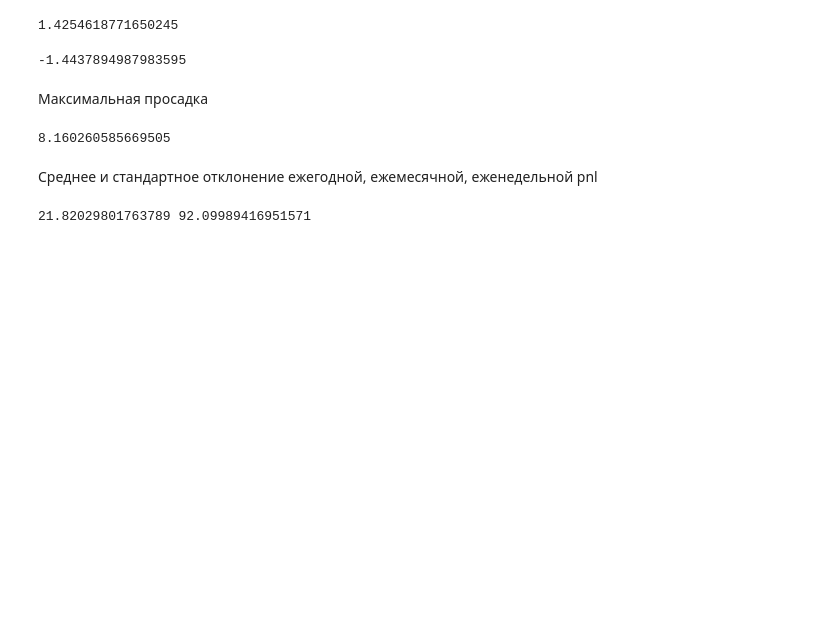
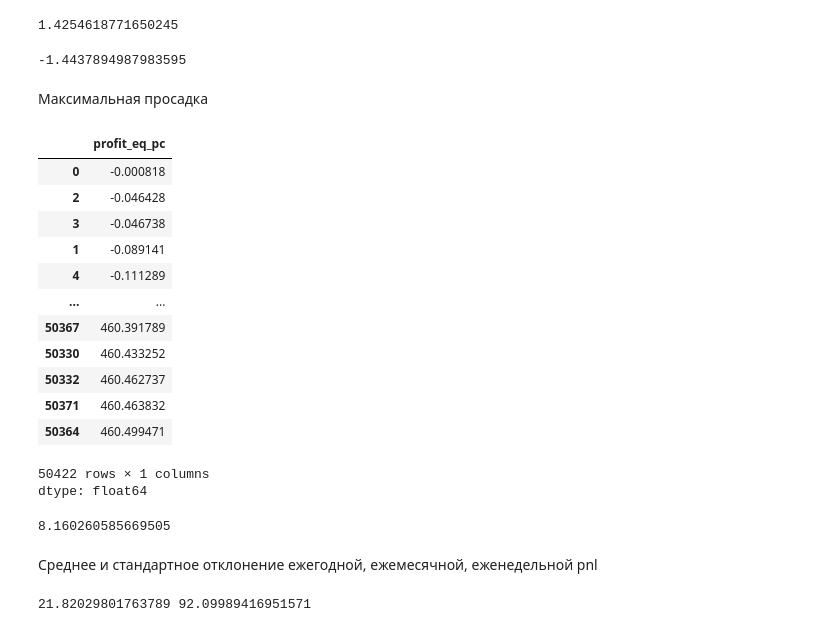
Before and after one commit to sookolls/Python, a Jupyter notebook: 2026_Sokol_Olga_TtansactionStatistics_1.ipynb, the cells around one changed output. Drawn from its saved outputs; the diff is of its cells as text; code cells hidden in the pictures; blank space fills up the shorter version.

```diff
--- a/2026_Sokol_Olga_TtansactionStatistics_1.ipynb
+++ b/2026_Sokol_Olga_TtansactionStatistics_1.ipynb
@@ -146,6 +146,22 @@ df['profit_eq_pc'].min()
 Максимальная просадка
 # %%
 cum_pnl = df['profit_eq_pc'].cumsum()
+cum_pnl
+# %% [output]
+|  | profit_eq_pc |
+| 0 | -0.000818 |
+| 2 | -0.046428 |
+| 3 | -0.046738 |
+| 1 | -0.089141 |
+| 4 | -0.111289 |
+| ... | ... |
+| 50367 | 460.391789 |
+| 50330 | 460.433252 |
+| 50332 | 460.462737 |
+| 50371 | 460.463832 |
+| 50364 | 460.499471 |
+50422 rows × 1 columns
+dtype: float64
 # %%
 def drawdown(r):
     max_draw = 0
```
Also changed, not shown: parts of 2 cells of this notebook.
